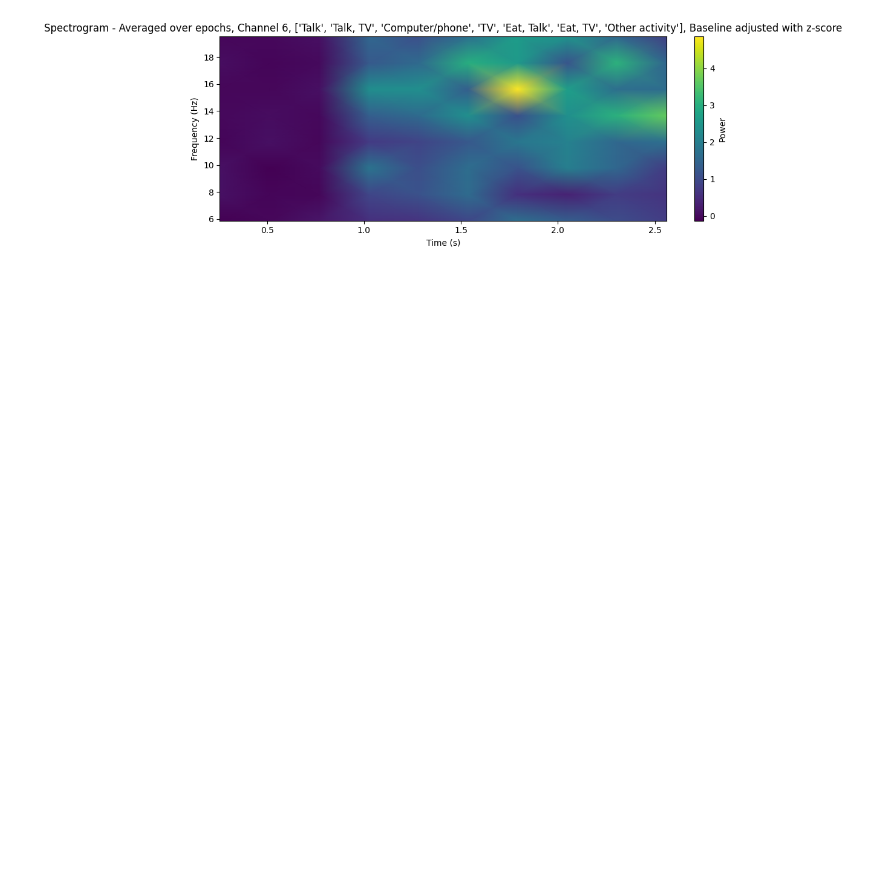
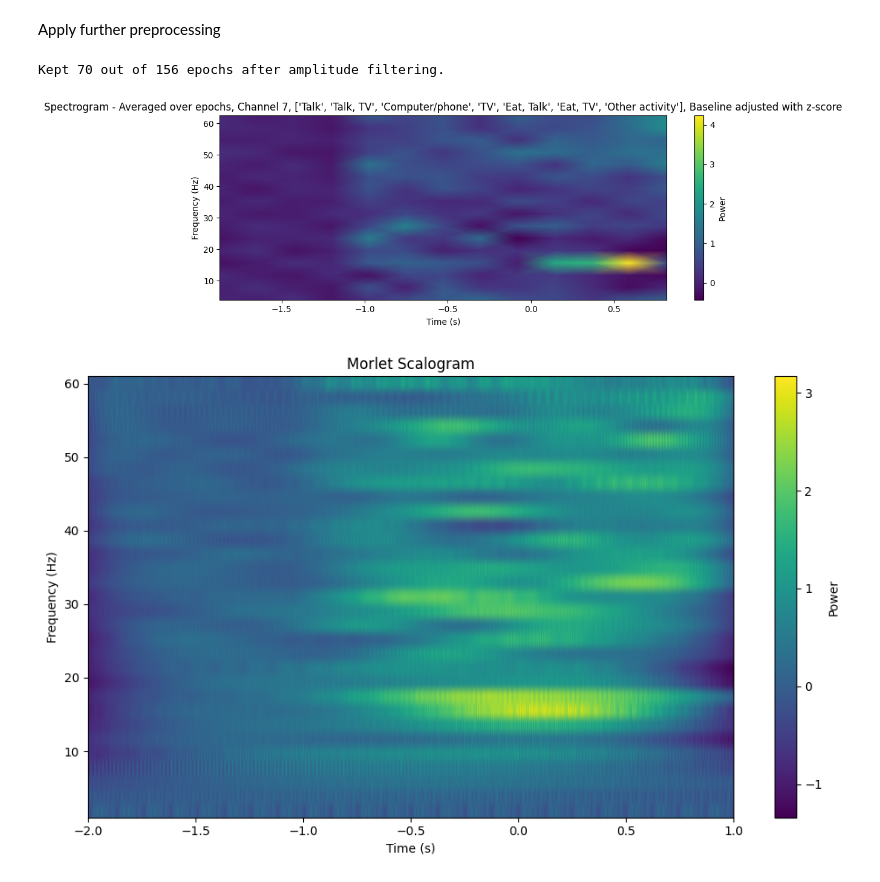
Before and after one commit to mserhat1/NMA_Project, a Jupyter notebook: notebook_for_plotting.ipynb, the cells around one changed output. Saved outputs shown, nothing was run; the diff lists cells and outputs as text; code cells hidden in the pictures; blank space fills up the shorter version.

Commit message:
added spike cleaning and peak-to-peak thresholding added morlet transform

```diff
--- a/notebook_for_plotting.ipynb
+++ b/notebook_for_plotting.ipynb
@@ -10,10 +13,10 @@ sys.path.append('/content/NMA_Project')
 # %%
-from functions.data import get_datafile, extract_neural_data, avg_across_epochs
+from functions.data import get_datafile, extract_neural_data
 
-# adjust parameters
+# specify parameters
 sbj = 1
 session = 3
-channel = 6
+channel = 7
 pre_time = 2
 post_time = 1
 behavior = ['Talk', 'Talk, TV', 'Computer/phone', 'TV', 'Eat, Talk', 'Eat, TV', 'Other activity']
@@ -23,8 +32,24 @@ ecog_data = extract_neural_data(nwbfile, channel=channel, pre_time=pre_time, pos
+# %% [markdown]
+Apply further preprocessing
+# %%
+from functions.preprocessing import spike_cleaning, ptp_thresholding
+
+filtered_data = ptp_thresholding(ecog_data, threshold_uv=250)
+# %% [output]
+Kept 70 out of 156 epochs after amplitude filtering.
 # %%
-from functions.plotting import plot_spectrogram
+from functions.plotting import plot_spectrogram, plot_morlet
 
-# computes spectrogram for each time epoch around the wrist event, then averages across epochs
-# adjust parameters
-Sxx = plot_spectrogram(ecog_data, lower_freq=4, upper_freq=20, nperseg=256)
+
+# computes spectrogram for each time epoch around the event, then averages across epochs
+# specify parameters
+plot_spectrogram(filtered_data, lower_freq=1, upper_freq=65, nperseg=128)
+
+# complex morlet wavelet transform, baseline corrected with z-score (per epoch),
+# I will include the option to apply baseline correction after averaging the
+# transforms as well.
+# specify parameters
+plot_morlet(filtered_data, lower_freq=1, upper_freq=60, B=3, C=8)
 # %% [output]
-[figure, old version]
+[figure, new version]
+[figure, added]
```
Also changed, not shown: parts of 4 cells of this notebook.
